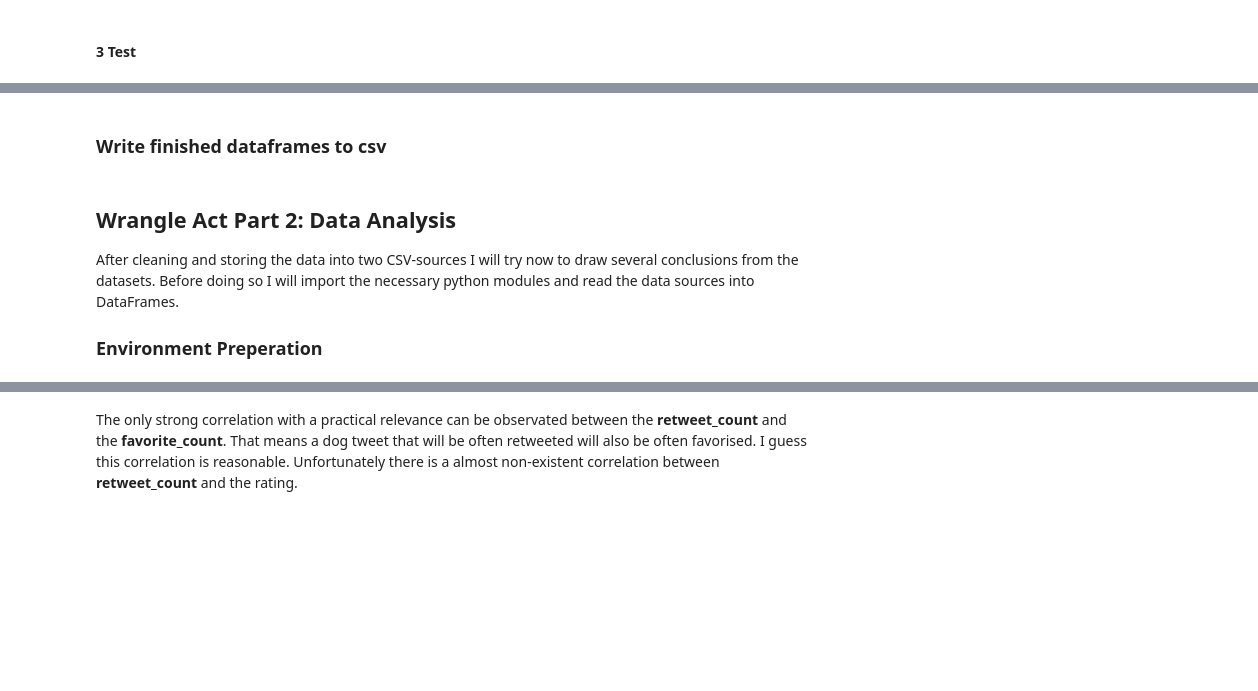
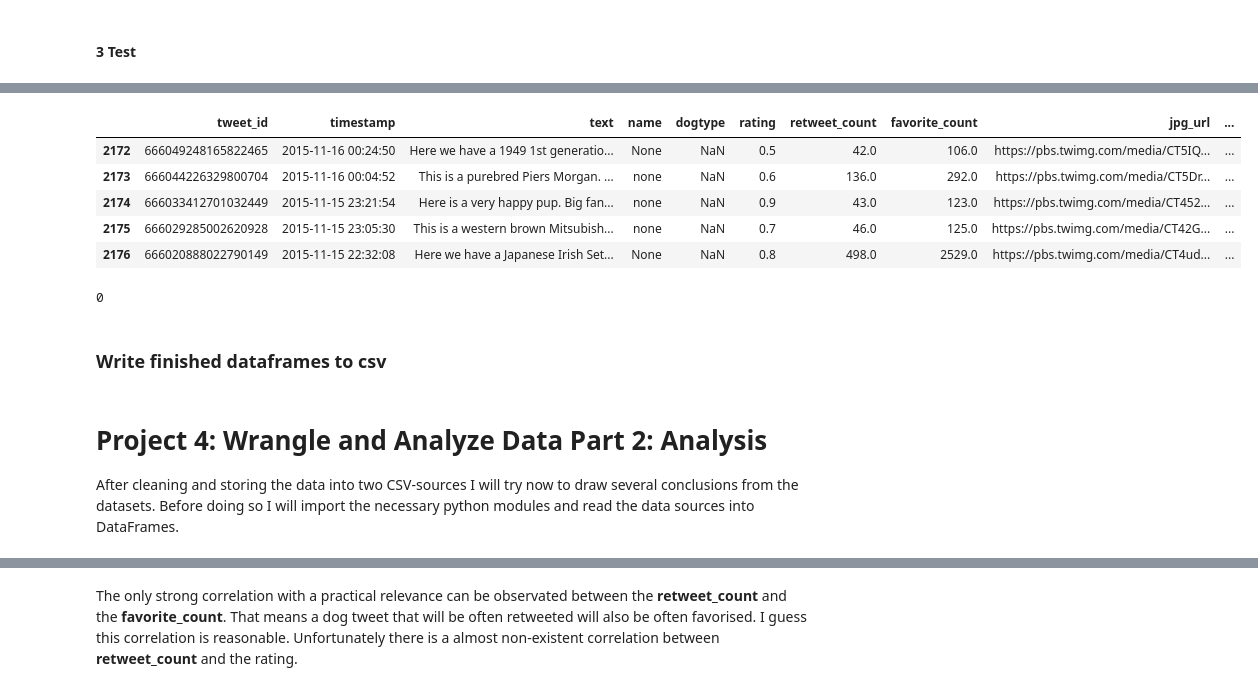
Before and after one commit to herrfeder/DataAnalyst, a Jupyter notebook: 04_project_wrangle_and_analyze_data/wrangle_act.ipynb, the cells around one changed output, grey strips where cells are left out. Drawn from its saved outputs; the diff is of its cells as text; code cells hidden in the pictures; blank space fills up the shorter version.

```diff
--- a/04_project_wrangle_and_analyze_data/wrangle_act.ipynb
+++ b/04_project_wrangle_and_analyze_data/wrangle_act.ipynb
@@ -510,9 +651,21 @@ twitter_archive_master.head(5)
+# %%
+twitter_archive_master.tail(5)
+# %% [output]
+|  | tweet_id | timestamp | text | name | dogtype | rating | retweet_count | favorite_count | jpg_url | ... |
+| 2172 | 666049248165822465 | 2015-11-16 00:24:50 | Here we have a 1949 1st generatio... | None | NaN | 0.5 | 42.0 | 106.0 | https://pbs.twimg.com/media/CT5IQ... | ... |
+| 2173 | 666044226329800704 | 2015-11-16 00:04:52 | This is a purebred Piers Morgan. ... | none | NaN | 0.6 | 136.0 | 292.0 | https://pbs.twimg.com/media/CT5Dr... | ... |
+| 2174 | 666033412701032449 | 2015-11-15 23:21:54 | Here is a very happy pup. Big fan... | none | NaN | 0.9 | 43.0 | 123.0 | https://pbs.twimg.com/media/CT452... | ... |
+| 2175 | 666029285002620928 | 2015-11-15 23:05:30 | This is a western brown Mitsubish... | none | NaN | 0.7 | 46.0 | 125.0 | https://pbs.twimg.com/media/CT42G... | ... |
+| 2176 | 666020888022790149 | 2015-11-15 22:32:08 | Here we have a Japanese Irish Set... | None | NaN | 0.8 | 498.0 | 2529.0 | https://pbs.twimg.com/media/CT4ud... | ... |
+# %%
+(~np.isfinite(twitter_archive_master['retweet_count'])).sum()
+# %% [output]
+0
 # %% [markdown]
 ### Write finished dataframes to csv
 # %%
 twitter_archive_master.to_csv('twitter_archive_master.csv',sep=',',index=False)
 image_df_clean.to_csv('twitter_image_prediction.csv',sep=',',index=False)
 # %% [markdown]
-## Wrangle Act Part 2: Data Analysis
+# Project 4: Wrangle and Analyze Data Part 2: Analysis
 After cleaning and storing the data into two CSV-sources I will try now to draw several conclusions from the datasets. Before doing so I will import the necessary python modules and read the data sources into DataFrames.
-### Environment Preperation
```
Also changed, not shown: parts of 67 cells of this notebook, 3 other files.
